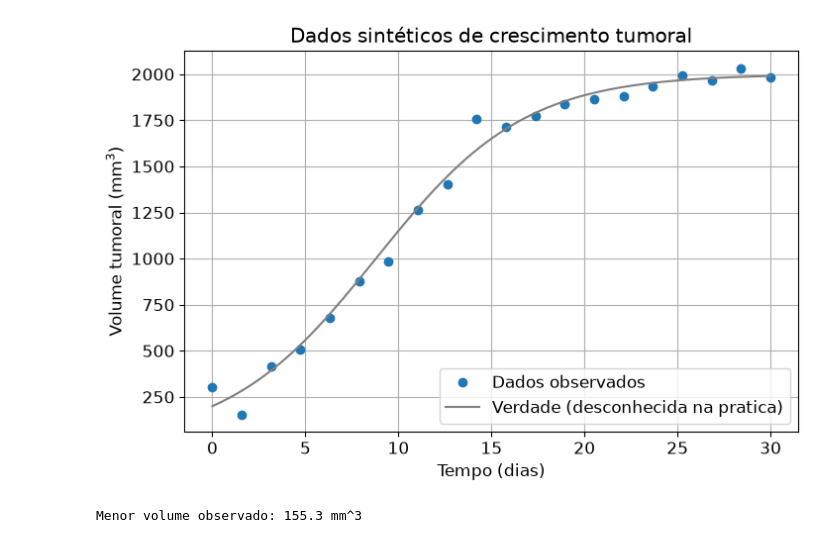
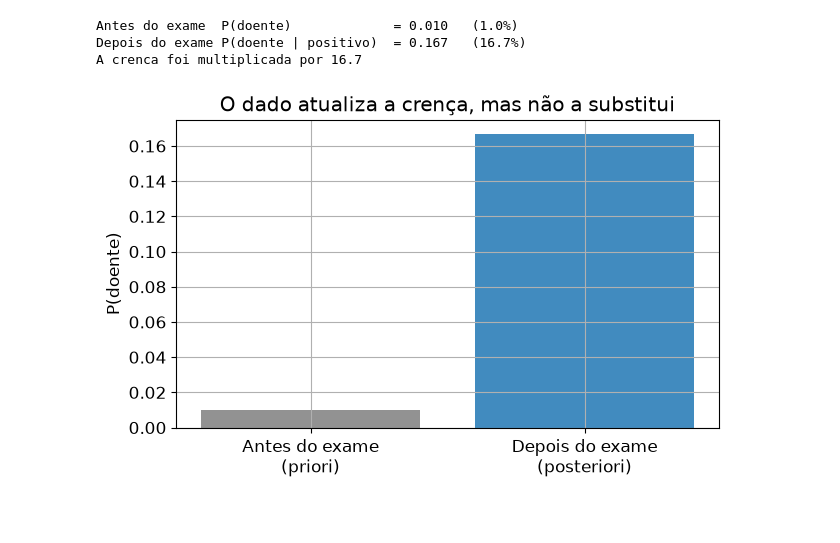
Before and after one commit to g-rodrigues2/apostila-modelagem-computacional, a Jupyter notebook: capitulo_3_calibracao_bayesiana.ipynb, the cells around one changed output. Saved outputs shown, nothing was run; the diff lists cells and outputs as text; code cells hidden in the pictures; blank space fills up the shorter version.

```diff
--- a/capitulo_3_calibracao_bayesiana.ipynb
+++ b/capitulo_3_calibracao_bayesiana.ipynb
@@ -196,28 +153,31 @@ Os dados serão sintéticos, gerados com parâmetros que fingimos não conhecer.
 # %%
-def logistica(t, r, K, T0):
-    '''Solucao analitica do modelo logistico (volume tumoral em mm^3).'''
-    return K * T0 / (T0 + (K - T0) * np.exp(-r * t))
+# Teorema de Bayes no exemplo do exame diagnostico
+prevalencia = 0.01          # P(doente)          -- o que se sabia antes
+sensibilidade = 0.99        # P(positivo | doente)
+especificidade = 0.95       # P(negativo | sadio)
 
+p_falso_positivo = 1 - especificidade                   # P(positivo | sadio)
 
-# Parametros "verdadeiros" -- na vida real, desconhecidos
-R_TRUE, K_TRUE, T0_TRUE, SIGMA_TRUE = 0.25, 2000.0, 200.0, 50.0
+# P(positivo): soma dos dois caminhos que levam a um resultado positivo
+p_positivo = sensibilidade * prevalencia + p_falso_positivo * (1 - prevalencia)
 
-t_obs = np.linspace(0, 30, 20)                       # 20 medicoes em 30 dias
-D_obs = logistica(t_obs, R_TRUE, K_TRUE, T0_TRUE) + rng.normal(0, SIGMA_TRUE, t_obs.size)
+# P(doente | positivo) pelo teorema de Bayes
+p_doente_dado_positivo = sensibilidade * prevalencia / p_positivo
 
-t_fino = np.linspace(0, 30, 300)
-plt.figure()
-plt.plot(t_obs, D_obs, "o", label="Dados observados")
-plt.plot(t_fino, logistica(t_fino, R_TRUE, K_TRUE, T0_TRUE), "-", color="gray",
-         label="Verdade (desconhecida na pratica)")
-plt.xlabel("Tempo (dias)")
-plt.ylabel("Volume tumoral (mm$^3$)")
-plt.title("Dados sintéticos de crescimento tumoral")
-plt.legend()
+print(f"Antes do exame  P(doente)             = {prevalencia:.3f}   ({100*prevalencia:.1f}%)")
+print(f"Depois do exame P(doente | positivo)  = {p_doente_dado_positivo:.3f}   "
+      f"({100*p_doente_dado_positivo:.1f}%)")
+print(f"A crenca foi multiplicada por {p_doente_dado_positivo / prevalencia:.1f}")
+
+plt.figure(figsize=(7, 4))
+plt.bar(["Antes do exame\n(priori)", "Depois do exame\n(posteriori)"],
+        [prevalencia, p_doente_dado_positivo], color=["tab:gray", "tab:blue"], alpha=0.85)
+plt.ylabel("P(doente)")
+plt.title("O dado atualiza a crença, mas não a substitui")
 plt.show()
-
-print(f"Menor volume observado: {D_obs.min():.1f} mm^3")
 # %% [output]
+Antes do exame  P(doente)             = 0.010   (1.0%)
+Depois do exame P(doente | positivo)  = 0.167   (16.7%)
+A crenca foi multiplicada por 16.7
-[figure, old version]
+[figure, new version]
-Menor volume observado: 155.3 mm^3
 # %% [markdown]
```
Also changed, not shown: parts of 79 cells of this notebook, 1 other file.
